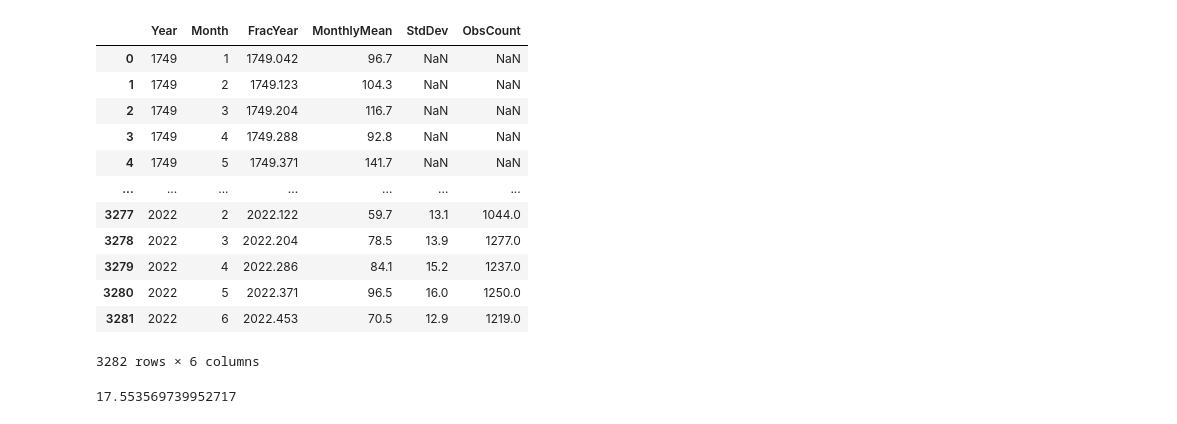
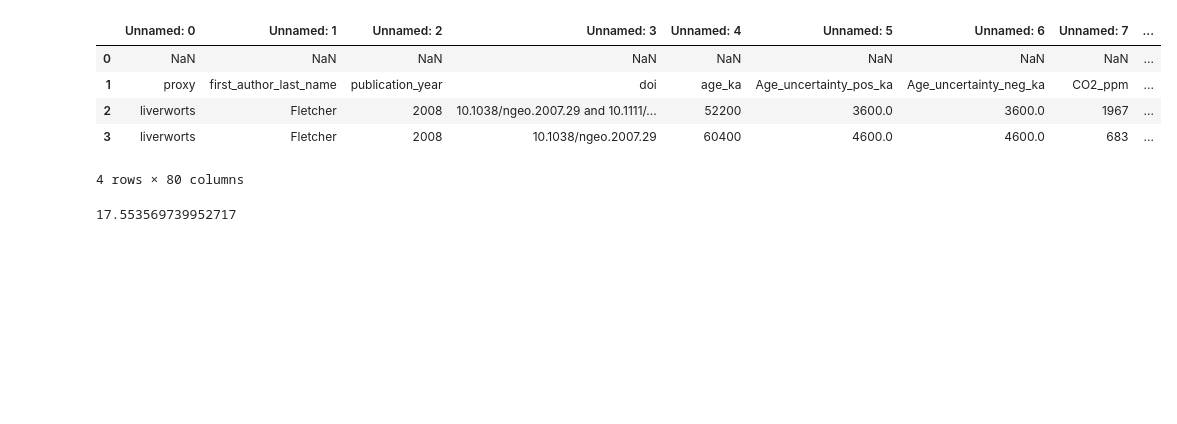
Before and after one commit to domschl/indrajala, a Jupyter notebook: python_indrajala/examples/importers/RawTests.ipynb, the cells around one changed output. Cells and saved outputs as stored; diff of their text form; code cells hidden in the pictures; blank space fills up the shorter version.

```diff
--- a/python_indrajala/examples/importers/RawTests.ipynb
+++ b/python_indrajala/examples/importers/RawTests.ipynb
@@ -29,19 +30,12 @@ dict_keys(['germany_july_meantemp', 'sunspotsmonthlymean1749', 'germany_august_m
 # %%
-dfs['sunspotsmonthlymean1749']
+dfs['CenozoicCO2']
 # %% [output]
-|  | Year | Month | FracYear | MonthlyMean | StdDev | ObsCount |
-| 0 | 1749 | 1 | 1749.042 | 96.7 | NaN | NaN |
-| 1 | 1749 | 2 | 1749.123 | 104.3 | NaN | NaN |
-| 2 | 1749 | 3 | 1749.204 | 116.7 | NaN | NaN |
-| 3 | 1749 | 4 | 1749.288 | 92.8 | NaN | NaN |
-| 4 | 1749 | 5 | 1749.371 | 141.7 | NaN | NaN |
-| ... | ... | ... | ... | ... | ... | ... |
-| 3277 | 2022 | 2 | 2022.122 | 59.7 | 13.1 | 1044.0 |
-| 3278 | 2022 | 3 | 2022.204 | 78.5 | 13.9 | 1277.0 |
-| 3279 | 2022 | 4 | 2022.286 | 84.1 | 15.2 | 1237.0 |
-| 3280 | 2022 | 5 | 2022.371 | 96.5 | 16.0 | 1250.0 |
-| 3281 | 2022 | 6 | 2022.453 | 70.5 | 12.9 | 1219.0 |
+|  | Unnamed: 0 | Unnamed: 1 | Unnamed: 2 | Unnamed: 3 | Unnamed: 4 | Unnamed: 5 | Unnamed: 6 | Unnamed: 7 | ... |
+| 0 | NaN | NaN | NaN | NaN | NaN | NaN | NaN | NaN | ... |
+| 1 | proxy | first_author_last_name | publication_year | doi | age_ka | Age_uncertainty_pos_ka | Age_uncertainty_neg_ka | CO2_ppm | ... |
+| 2 | liverworts | Fletcher | 2008 | 10.1038/ngeo.2007.29 and 10.1111/... | 52200 | 3600.0 | 3600.0 | 1967 | ... |
+| 3 | liverworts | Fletcher | 2008 | 10.1038/ngeo.2007.29 | 60400 | 4600.0 | 4600.0 | 683 | ... |
-3282 rows × 6 columns
+4 rows × 80 columns
 # %%
 em2k=dfs['euromed2k'].to_numpy()
 gjmt6=dfs['germany_june_meantemp'].to_numpy()
```
Also changed, not shown: parts of 2 cells of this notebook, 2 other files.
